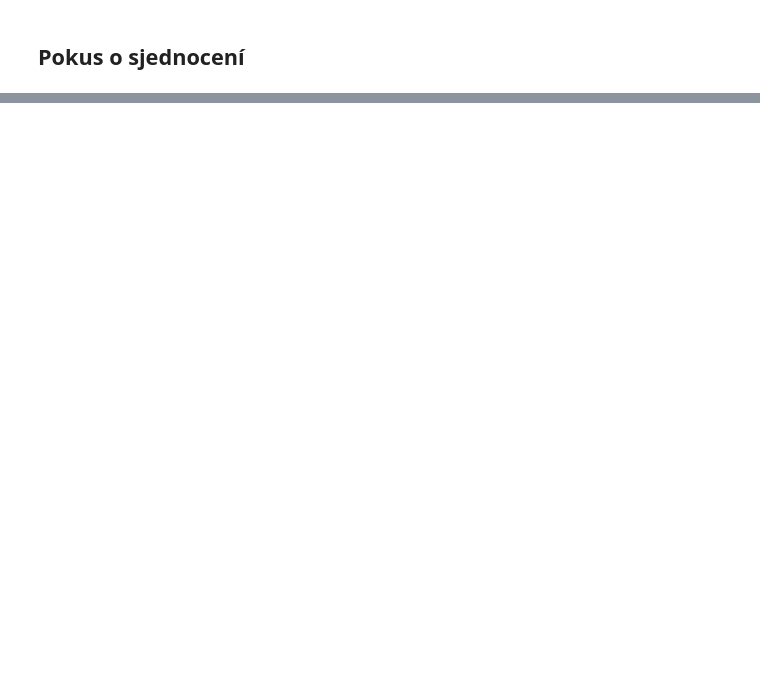
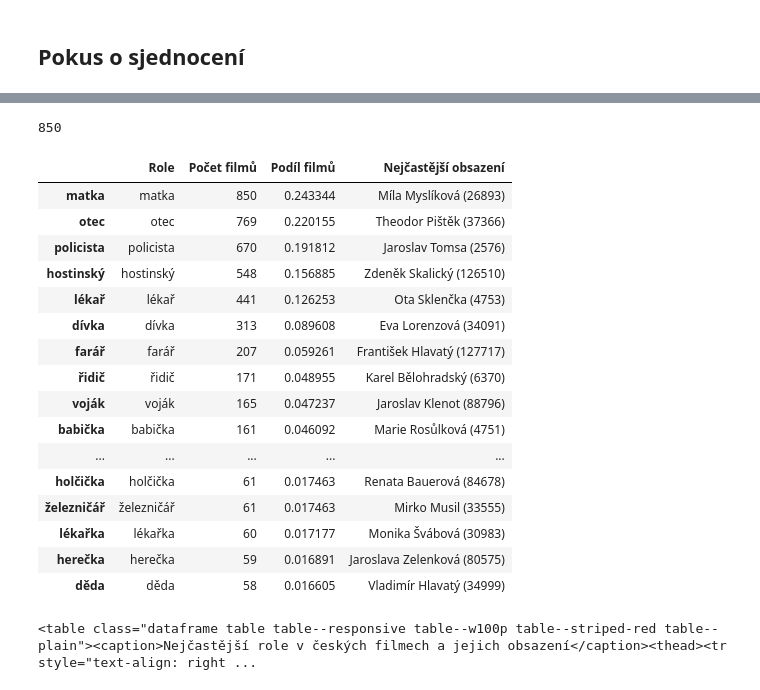
Before and after one commit to DataRozhlas/filmovy-prehled, a Jupyter notebook: 905 postavy.ipynb, the cells around one changed output, grey strips where cells are left out. Drawn from its saved outputs; the diff is of its cells as text; code cells hidden in the pictures; blank space fills up the shorter version.

```diff
--- a/905 postavy.ipynb
+++ b/905 postavy.ipynb
@@ -125,0 +216,43 @@ for t in top20roli:
+# %%
+kdo = {}
+top200roli_cist = [t for t in top200roli if t not in ["žena", "muž", "host", "mistr", "manžel","manželka"]]
+for t in top200roli_cist:
+    smezerou = re.escape(t) + r"($|^\w)"
+    kdo[t] = herectvo[herectvo["Role"].str.lower().str.contains(smezerou,na=False,regex=True)]["Film"].nunique()
+# %%
+herectvo[herectvo["Role"].str.lower().str.contains("matka($|^\w)",na=False,regex=True)]["Film"].nunique()
+# %% [output]
+850
+# %%
+kdodf = pd.DataFrame.from_dict(kdo, columns=["Počet f"], orient="index").sort_values(by="Počet f",ascending=False)
+# %%
+kdodf["Role"] = kdodf.index
+kdodf["Počet filmů"] = kdodf["Počet f"]
+kdodf["Podíl filmů"] = kdodf["Počet filmů"] / herectvo["Film"].nunique()
+kdodf = kdodf.drop(columns=["Počet f"])
+# %%
+kdodf["Nejčastější obsazení"] = kdodf["Role"].apply(lambda x: herectvo[(herectvo["Role"].str.lower().str.contains(x,na=False)) & (herectvo["Copyright"] > 1930)]["Hraje"].value_counts().idxmax())
+# %%
+kdodf.head(60)
+# %% [output]
+|  | Role | Počet filmů | Podíl filmů | Nejčastější obsazení |
+| matka | matka | 850 | 0.243344 | Míla Myslíková (26893) |
+| otec | otec | 769 | 0.220155 | Theodor Pištěk (37366) |
+| policista | policista | 670 | 0.191812 | Jaroslav Tomsa (2576) |
+| hostinský | hostinský | 548 | 0.156885 | Zdeněk Skalický (126510) |
+| lékař | lékař | 441 | 0.126253 | Ota Sklenčka (4753) |
+| dívka | dívka | 313 | 0.089608 | Eva Lorenzová (34091) |
+| farář | farář | 207 | 0.059261 | František Hlavatý (127717) |
+| řidič | řidič | 171 | 0.048955 | Karel Bělohradský (6370) |
+| voják | voják | 165 | 0.047237 | Jaroslav Klenot (88796) |
+| babička | babička | 161 | 0.046092 | Marie Rosůlková (4751) |
+| ... | ... | ... | ... | ... |
+| holčička | holčička | 61 | 0.017463 | Renata Bauerová (84678) |
+| železničář | železničář | 61 | 0.017463 | Mirko Musil (33555) |
+| lékařka | lékařka | 60 | 0.017177 | Monika Švábová (30983) |
+| herečka | herečka | 59 | 0.016891 | Jaroslava Zelenková (80575) |
+| děda | děda | 58 | 0.016605 | Vladimír Hlavatý (34999) |
+# %%
+tabulka(kdodf.drop(columns=["Počet filmů"]).head(14), na_procenta=["Podíl filmů"], titulek="Nejčastější role v českých filmech a jejich obsazení", vysvetlivka="Herci a herečky v nejčastějších rolích se počítají jen z éry zvukového filmu.")
+# %% [output]
+<table class="dataframe table table--responsive table--w100p table--striped-red table--plain"><caption>Nejčastější role v českých filmech a jejich obsazení</caption><thead><tr style="text-align: right ...
```
Also changed, not shown: parts of 32 cells of this notebook, 11 other files.
